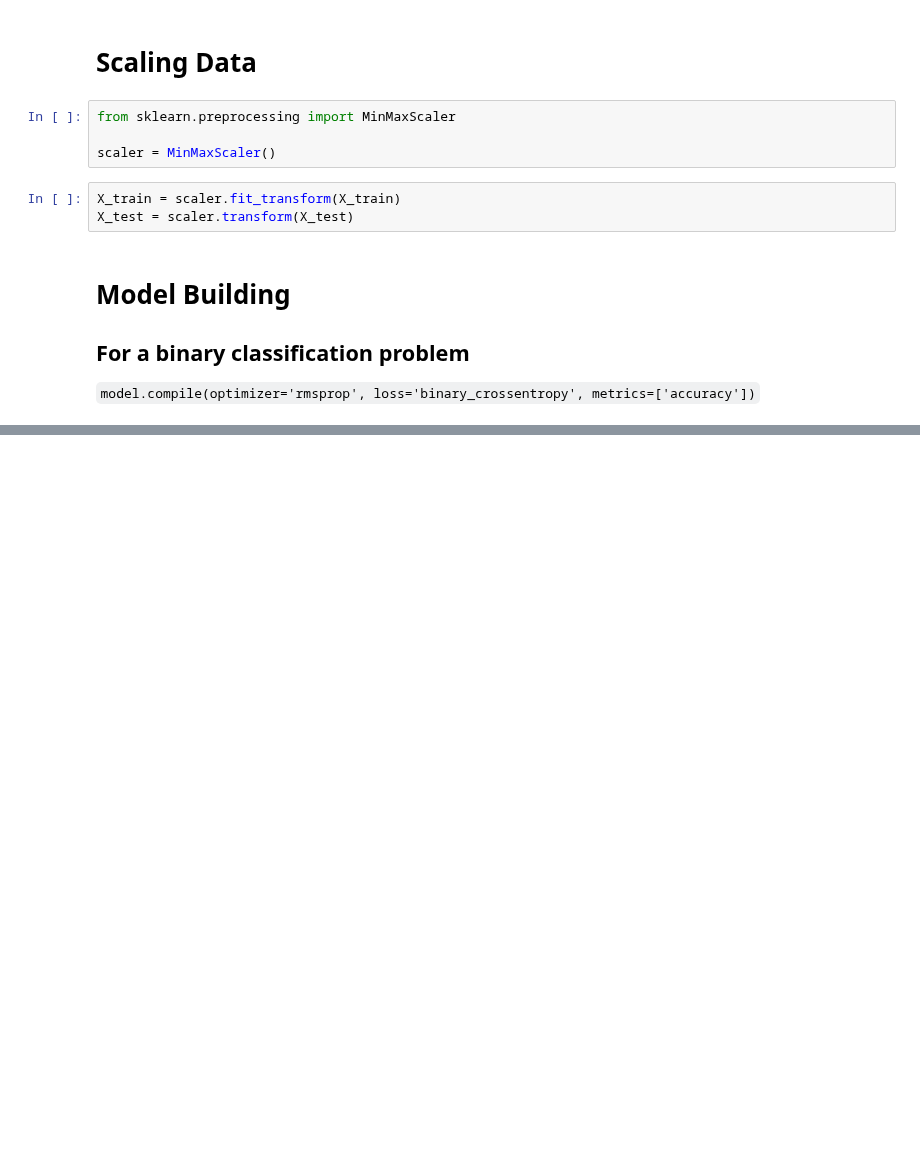
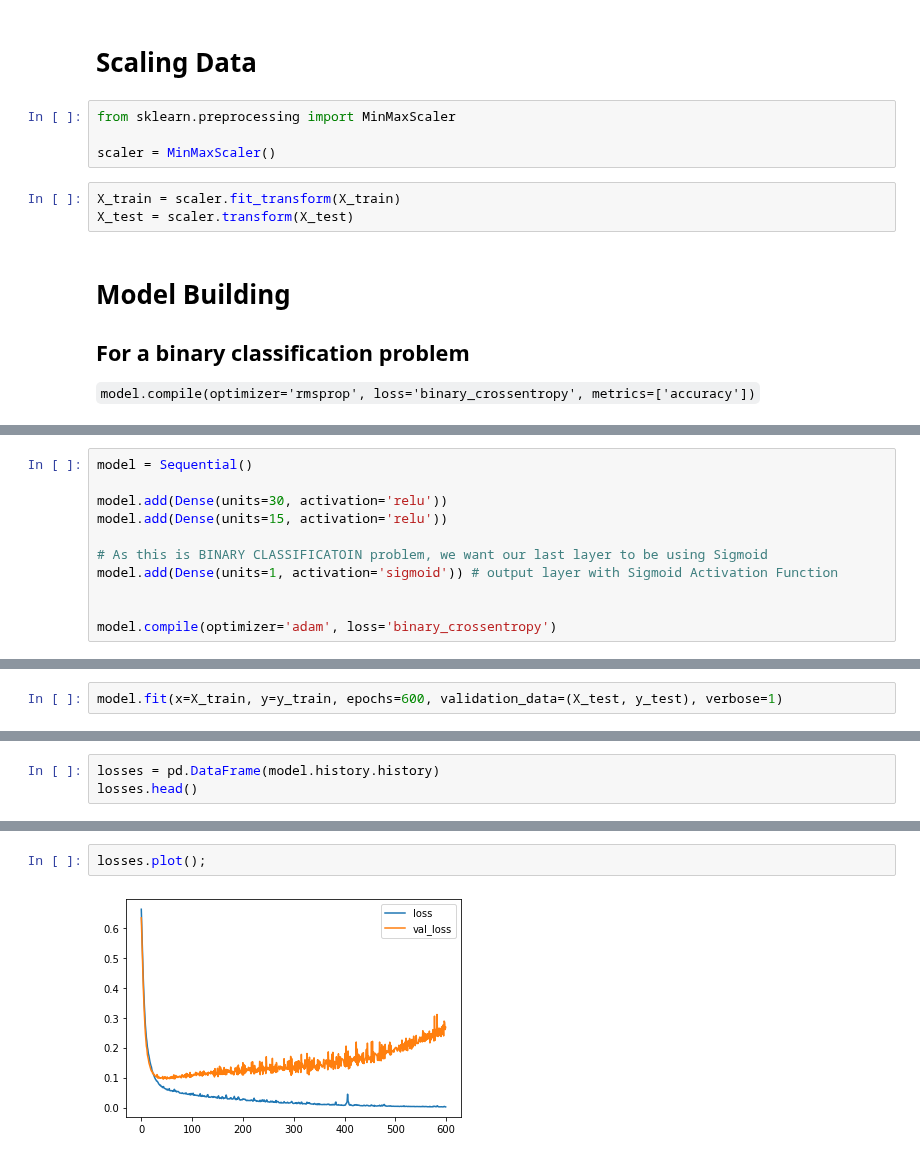
Before and after one commit to ptyadana/Data-Science-and-Machine-Learning-Projects-Dojo, a Jupyter notebook: Data Science and Machine Learning Bootcamp - JP/21. Neural Nets and Deep Learning/03_Tensorflow_Classification_Breast_Cancer_Wisconsin_(Diagnostic).ipynb, the cells around one changed output, grey strips where cells are left out. Drawn from its saved outputs; the diff is of its cells as text; blank space fills up the shorter version.

```diff
--- a/Data Science and Machine Learning Bootcamp - JP/21. Neural Nets and Deep Learning/03_Tensorflow_Classification_Breast_Cancer_Wisconsin_(Diagnostic).ipynb
+++ b/Data Science and Machine Learning Bootcamp - JP/21. Neural Nets and Deep Learning/03_Tensorflow_Classification_Breast_Cancer_Wisconsin_(Diagnostic).ipynb
@@ -239,0 +251,11 @@ X_test = scaler.transform(X_test)
+# %%
+model = Sequential()
+
+model.add(Dense(units=30, activation='relu'))
+model.add(Dense(units=15, activation='relu'))
+
+# As this is BINARY CLASSIFICATOIN problem, we want our last layer to be using Sigmoid
+model.add(Dense(units=1, activation='sigmoid')) # output layer with Sigmoid Activation Function
+
+
+model.compile(optimizer='adam', loss='binary_crossentropy')
@@ -239,0 +264,2 @@ X_test = scaler.transform(X_test)
+# %%
+model.fit(x=X_train, y=y_train, epochs=600, validation_data=(X_test, y_test), verbose=1)
@@ -239,0 +287,3 @@ X_test = scaler.transform(X_test)
+# %%
+losses = pd.DataFrame(model.history.history)
+losses.head()
@@ -239,0 +297,4 @@ X_test = scaler.transform(X_test)
+# %%
+losses.plot();
+# %% [output]
+[figure, added]
```
Also changed, not shown: parts of 37 cells of this notebook.
